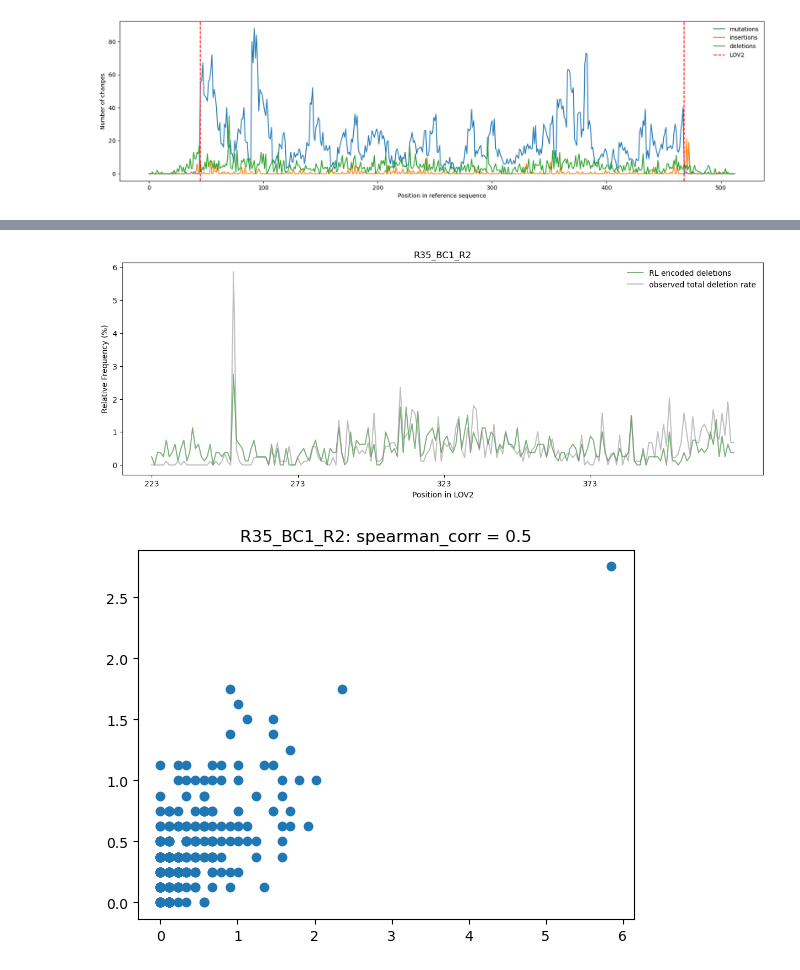
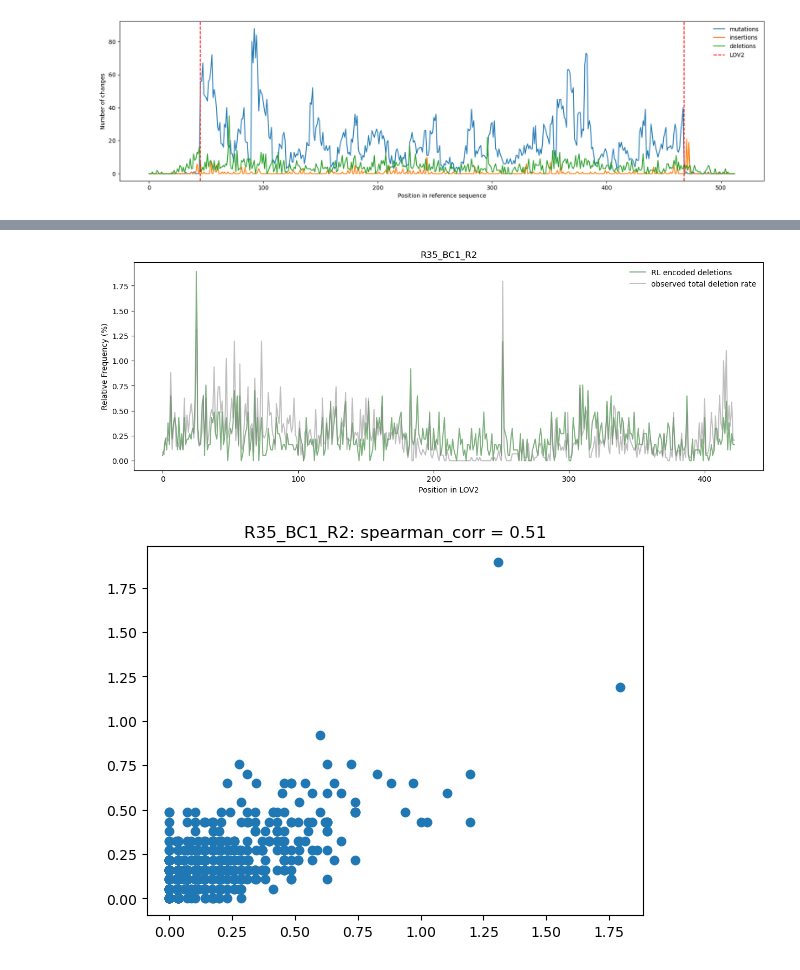
Before and after one commit to AliceHovsepyan/pogo_pance_draft, a Jupyter notebook: RL_characterization.ipynb, the cells around one changed output, grey strips where cells are left out. Saved outputs shown, nothing was run; the diff lists cells and outputs as text; code cells hidden in the pictures.

```diff
--- a/RL_characterization.ipynb
+++ b/RL_characterization.ipynb
@@ -346,4 +462,2 @@ plot_mutation_enrichment(enrichment_relative, ref_seq=annot_ref, samplename=f"{v
-# %%
-indels_freq = indels_freq.iloc[:,:200] if read_dir == "R1" else indels_freq.iloc[:,-200:]
 # %%
 insertions_freq_prop = list(indels_freq.loc["insertion"]/np.sum(indels_freq.loc["insertion"])*100)
@@ -376,27 +490,23 @@ plt.show()
 # %%
 deletions_freq_prop = list(indels_freq.loc["deletion"]/np.sum(indels_freq.loc["deletion"])*100)
-RL_del_roi = RL_encoded_deletions[LOV2_start_idx:LOV2_start_idx+len(deletions_freq_prop)] if read_dir=="R1" else RL_encoded_deletions[LOV2_end_idx- len(deletions_freq_prop) :LOV2_end_idx]
+RL_del_roi = RL_encoded_deletions[LOV2_start_idx:LOV2_start_idx+len(deletions_freq_prop)]
 RL_del_roi = RL_del_roi/np.sum(RL_del_roi)*100
 
 fig, ax = plt.subplots(figsize=(15, 5))
 plt.plot(RL_del_roi, label="RL encoded deletions", alpha=0.5, c = "darkgreen")
 plt.plot(deletions_freq_prop, label = "observed total deletion rate", alpha = 0.5, c = "grey")
 plt.xlabel("Position in LOV2")
 plt.ylabel("Relative Frequency (%)")
-if read_dir == "R2":
-    plt.xticks(np.arange(0, len(deletions_freq_prop), 50), np.arange(len(LOV2_gene)- len(deletions_freq_prop),len(LOV2_gene), 50))
-else:
-    plt.xticks(np.arange(0, 250, 50), np.arange(0,250, 50))
 plt.legend(frameon=False)
 plt.title(f"{variant}_{Bc}_{read_dir}")
 plt.savefig(f"{FigFolder}/{Bc}_{read_dir}_RL_encoded_vs_observed_deletions.pdf")
 plt.show()
 plt.clf()
 
 plt.scatter(deletions_freq_prop, RL_del_roi)
 plt.title(f"{variant}_{Bc}_{read_dir}: spearman_corr = {round(scipy.stats.spearmanr(deletions_freq_prop, RL_del_roi)[0],2)}")
 plt.savefig(f"{FigFolder}/{Bc}_{read_dir}_RL_encoded_vs_observed_deletions_corr.pdf")
 plt.show()
 # %% [output]
-[figure, old version]
+[figure, new version]
-[figure, old version]
+[figure, new version]
```
Also changed, not shown: parts of 22 cells of this notebook, 6 other files.
